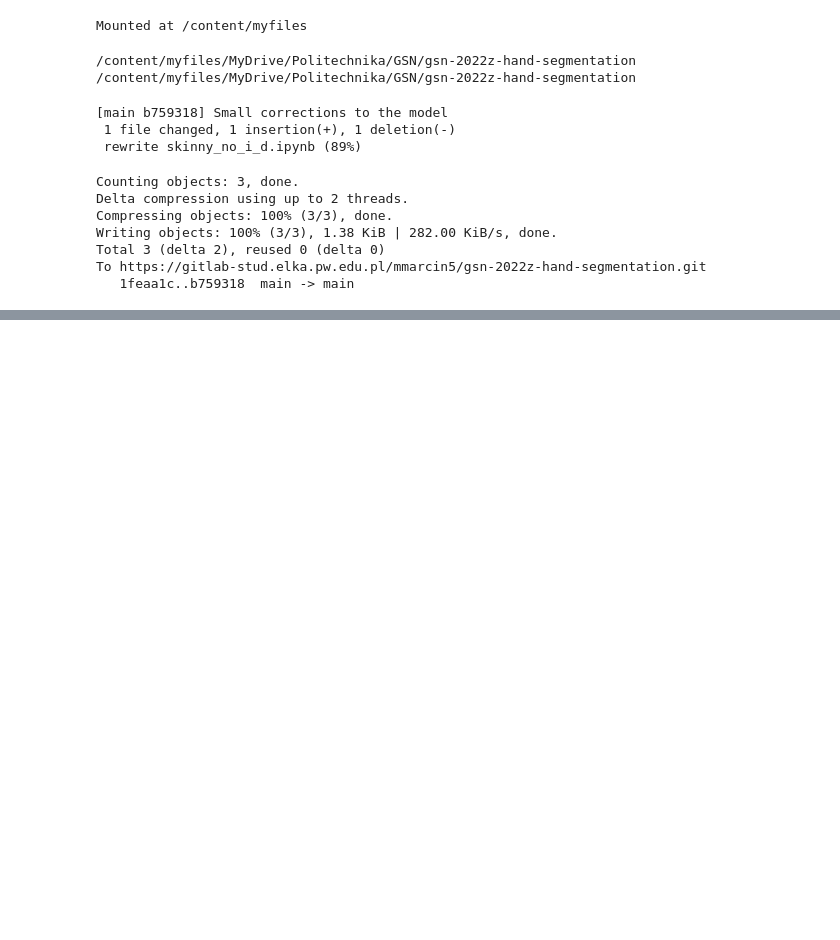
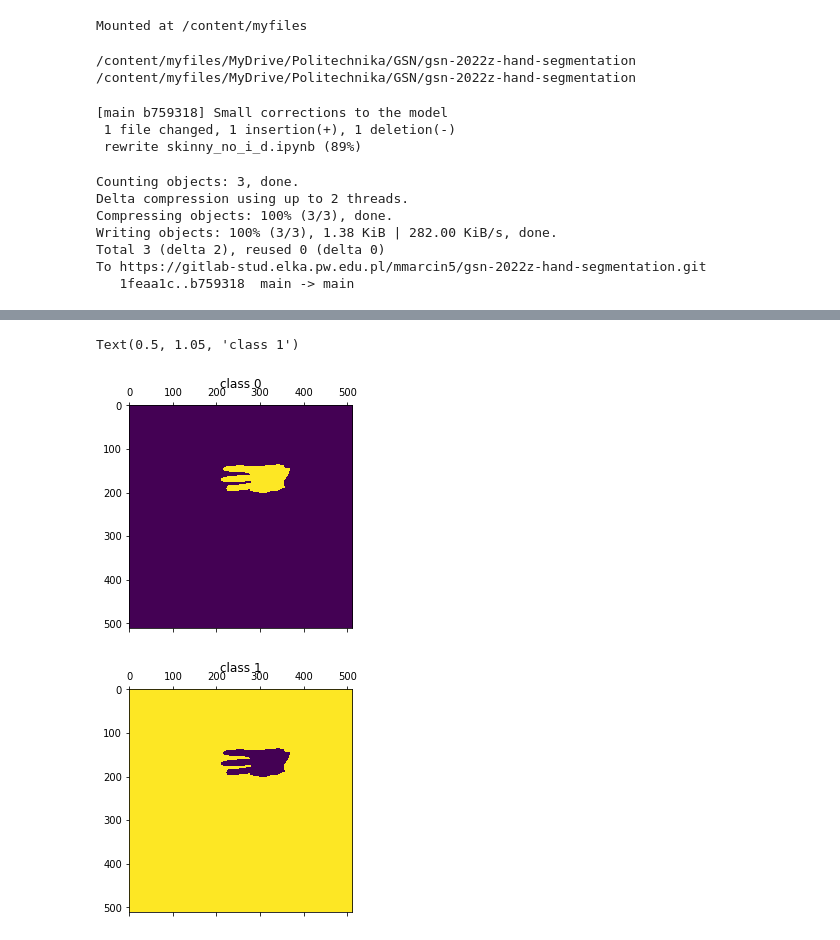
Before and after one commit to Maugosia/hand-segmentation-nn, a Jupyter notebook: skinny_no_i_d.ipynb, the cells around one changed output, grey strips where cells are left out. Cells and saved outputs as stored; diff of their text form; code cells hidden in the pictures; blank space fills up the shorter version.

```diff
--- a/skinny_no_i_d.ipynb
+++ b/skinny_no_i_d.ipynb
@@ -397,0 +449,11 @@ KeyboardInterrupt: ignored
+# %%
+import matplotlib.pyplot as plt
+mas  = masks[0]
+plt.matshow(np.squeeze(mas[[0]].permute(1, 2, 0).cpu()).detach().numpy())
+plt.title("class 0")
+plt.matshow(np.squeeze(mas[[1]].permute(1, 2, 0).cpu()).detach().numpy())
+plt.title("class 1")
+# %% [output]
+Text(0.5, 1.05, 'class 1')
+[figure, added]
+[figure, added]
```
Also changed, not shown: parts of 12 cells of this notebook.
